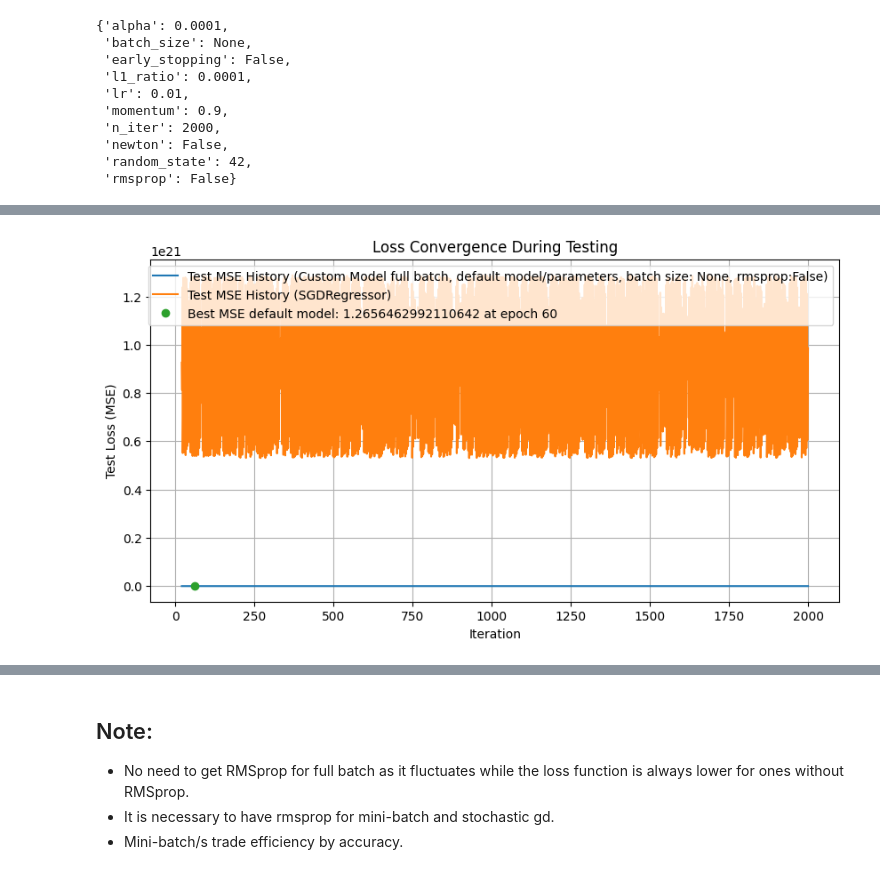
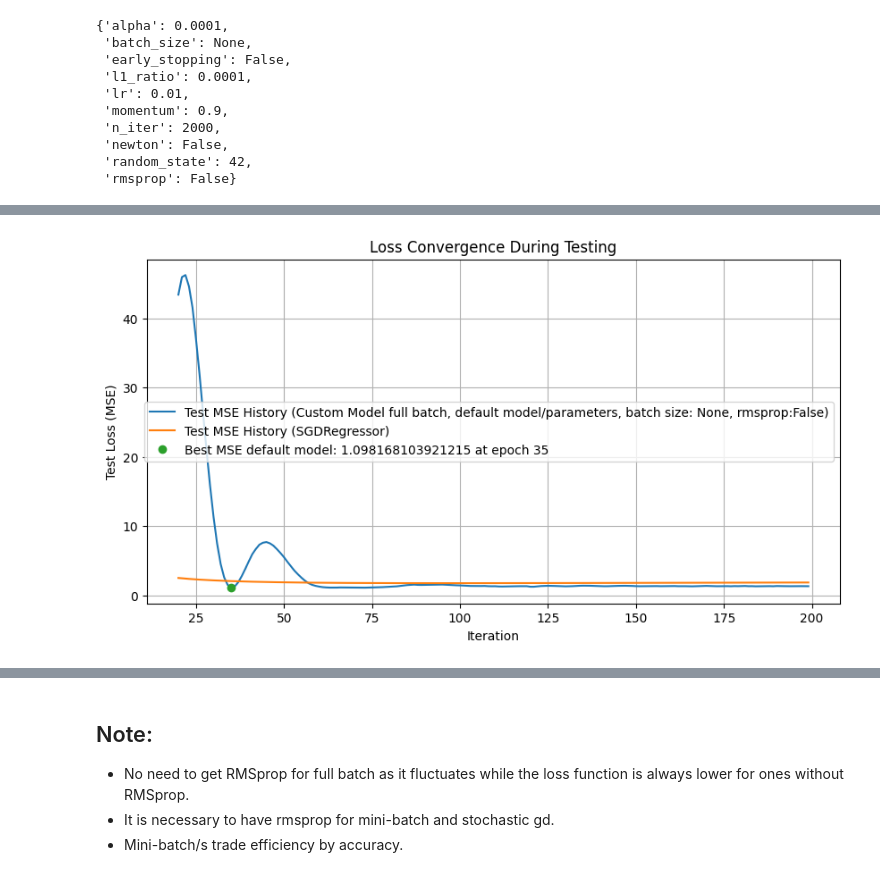
Before and after one commit to Jamie1377/STA410, a Jupyter notebook: stock_prediction/docs/SGD_Comparison_Viz.ipynb, the cells around one changed output, grey strips where cells are left out. Saved outputs shown, nothing was run; the diff lists cells and outputs as text; code cells hidden in the pictures.

```diff
--- a/stock_prediction/docs/SGD_Comparison_Viz.ipynb
+++ b/stock_prediction/docs/SGD_Comparison_Viz.ipynb
@@ -98,6 +5,6 @@ from stock_prediction.core import GradientDescentRegressor
 # %%
 from stock_prediction import StockPredictor
-stock = StockPredictor("AAPL", "2020-01-01")
+stock = StockPredictor("AAPL", "2018-01-01")
 stock.load_data()
 
 
@@ -408,23 +287,23 @@ Using QR decomposition for initialization
 # %%
 plt.figure(figsize=(10, 5))
 start = 20
-end = 2000
+end = 200
 plt.plot(range(start,end),test_mse_history5[start:end], label=f'Test MSE History (Custom Model full batch, default model/parameters, batch size: {model5.batch_size}, rmsprop:{model5.rmsprop})')
 # plt.plot(range(start,end),test_mse_history6[start:end], label=f'Test MSE History (Custom Model full batch, optimized parameters, batch size: {model6.batch_size}, rmsprop:{model6.rmsprop})')
 plt.plot(range(start,end), np.array(test_vanilla_sgd_loss_history)[start:end], label='Test MSE History (SGDRegressor)')
 
 # if start <= np.argmin(test_vanilla_sgd_loss_history) <= end:
 #    plt.plot(np.argmin(test_vanilla_sgd_loss_history), np.array(test_vanilla_sgd_loss_history).min(), 'o', label='Best MSE SGDRegressor: {}'.format(np.array(test_vanilla_sgd_loss_history).min()))
 plt.plot(np.argmin(test_mse_history5), test_mse_history5.min(), 'o', label=f'Best MSE default model: {test_mse_history5[np.argmin(test_mse_history5)]} at epoch {np.argmin(test_mse_history5)}')
 # plt.plot(np.argmin(test_mse_history6), test_mse_history6.min(), 'ro')
 plt.xlabel("Iteration")
 plt.ylabel("Test Loss (MSE)")
 plt.title("Loss Convergence During Testing")
 plt.legend()
 plt.grid(True)
 plt.show()
 # %% [output]
-[figure, old version]
+[figure, new version]
 # %%
 
 # Find global minima and maxima indexes
```
Also changed, not shown: parts of 30 cells of this notebook.
